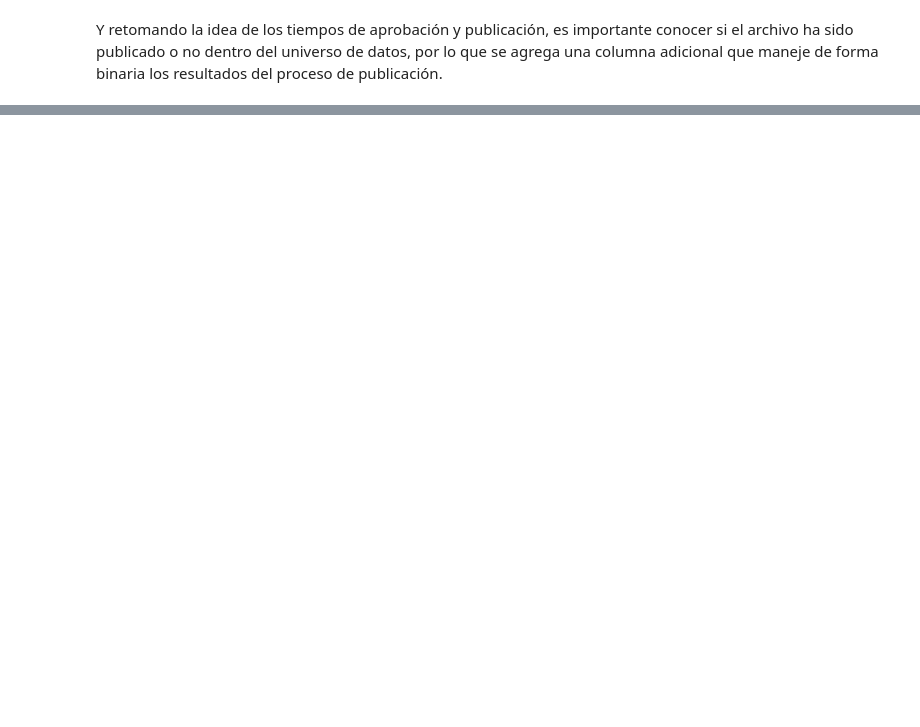
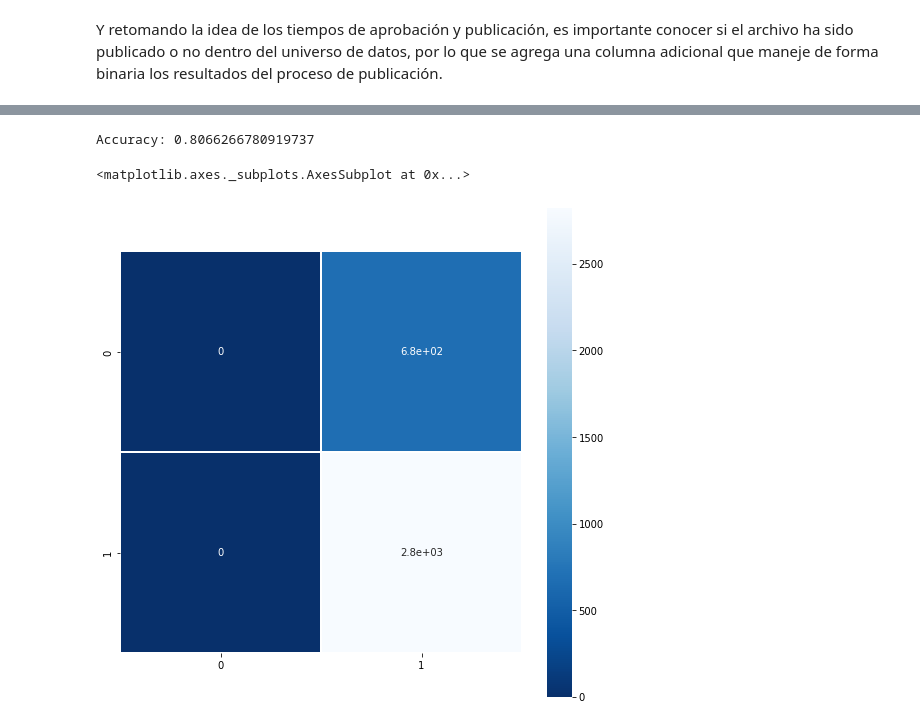
Before and after one commit to wlvvs/FY22-Q2-AI-Hackathon-Anomaly-Detection, a Jupyter notebook: notebooks/AnomalyDetection.ipynb, the cells around one changed output, grey strips where cells are left out. Drawn from its saved outputs; the diff is of its cells as text; code cells hidden in the pictures; blank space fills up the shorter version.

Commit message:
Version with logistical regression implementation

```diff
--- a/notebooks/AnomalyDetection.ipynb
+++ b/notebooks/AnomalyDetection.ipynb
@@ -235,0 +241,4 @@ df.sample(5)
+# %%
+log_regression = LogisticRegression()
+# %%
+log_regression.fit(X_train,y_train)
@@ -235,0 +254,17 @@ df.sample(5)
+# %%
+y_pred = log_regression.predict(X_test)
+# %%
+cnf_matrix = metrics.confusion_matrix(y_test, y_pred)
+cnf_matrix
+# %%
+print("Accuracy:",metrics.accuracy_score(y_test, y_pred))
+# %% [output]
+Accuracy: 0.8066266780919737
+# %%
+plt.figure(figsize = (9, 9))
+plt.xlabel("Valor de predicción")
+plt.ylabel("Valor de actual")
+sns.heatmap(cnf_matrix, annot = True, linewidths = 0.5, square = True, cmap = "Blues_r")
+# %% [output]
+<matplotlib.axes._subplots.AxesSubplot at 0x...>
+[figure, added]
```
Also changed, not shown: parts of 11 cells of this notebook.
